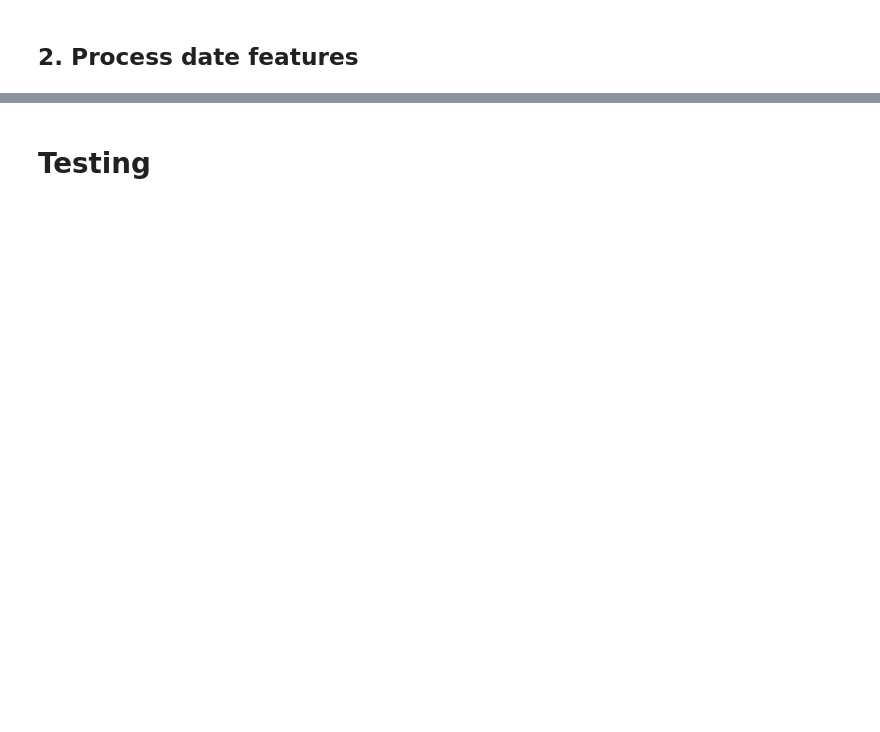
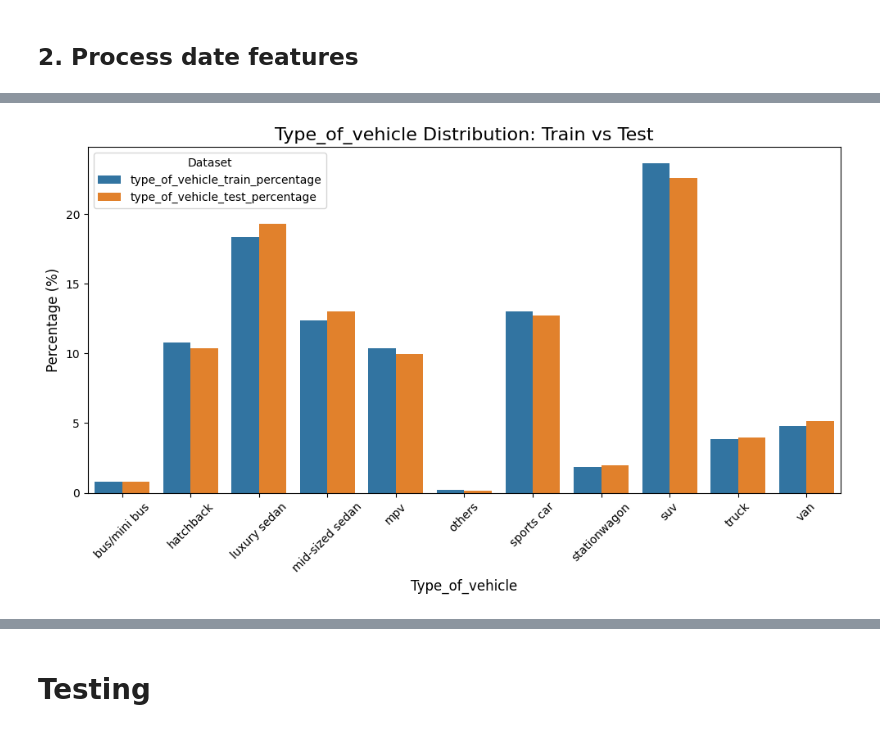
Before and after one commit to Klasnov/regression_predict, a Jupyter notebook: process+train+test.ipynb, the cells around one changed output, grey strips where cells are left out. Cells and saved outputs as stored; diff of their text form; code cells hidden in the pictures; blank space fills up the shorter version.

```diff
--- a/process+train+test.ipynb
+++ b/process+train+test.ipynb
@@ -68,0 +182,4 @@ df_test = proce_date(df_test)
+# %%
+plot_feature_distribution(df_train, df_test, 'type_of_vehicle')
+# %% [output]
+[figure, added]
```
Also changed, not shown: parts of 54 cells of this notebook, 5 other files.
